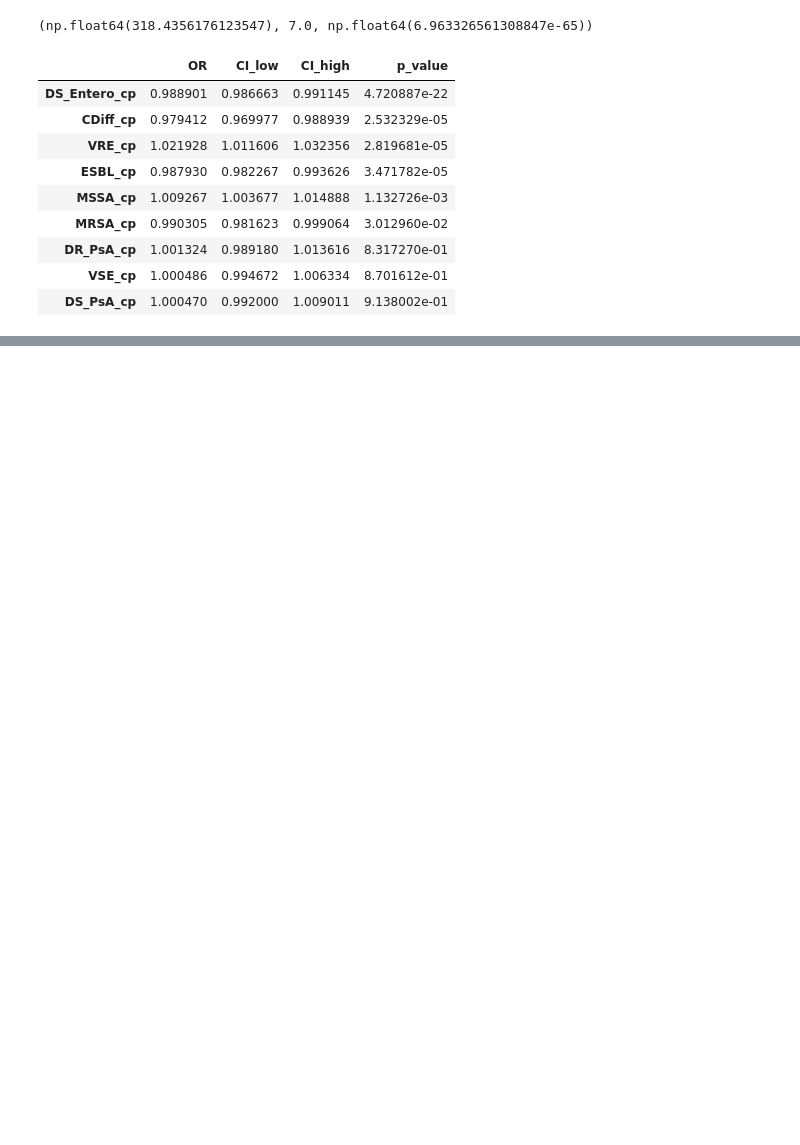
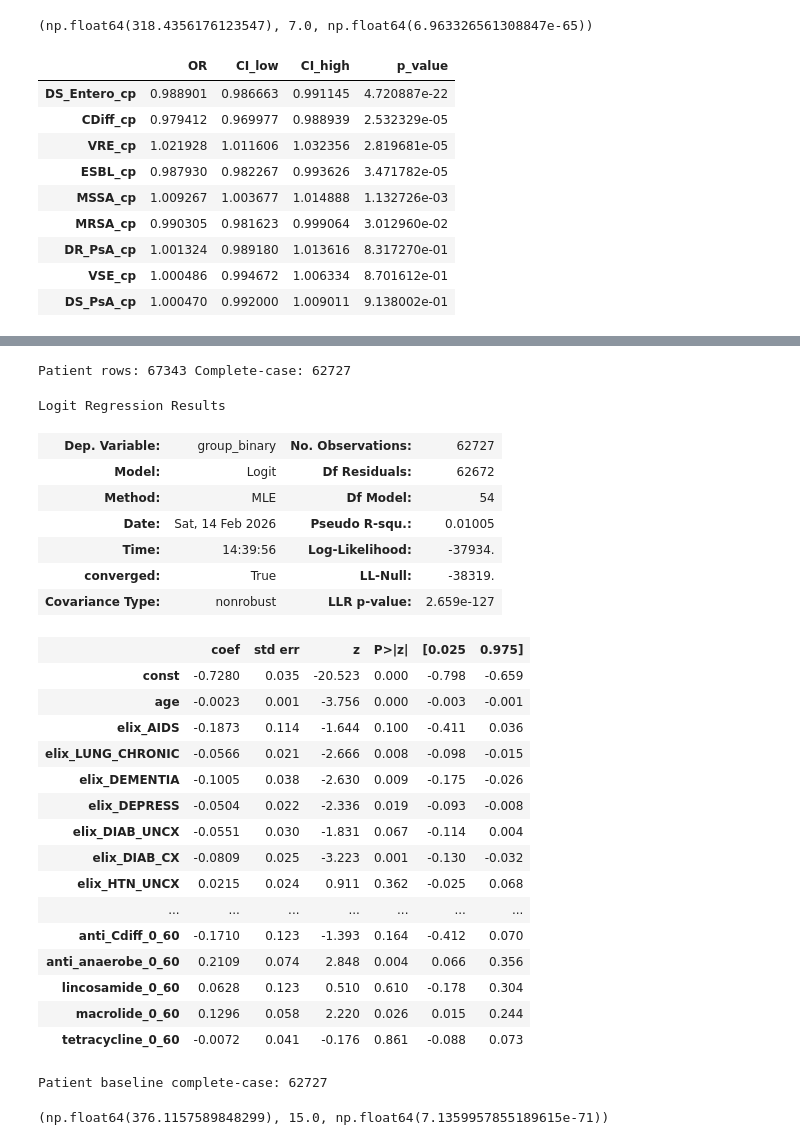
Before and after one commit to alexjr721/hospital-onset-infection-risk-model, a Jupyter notebook: notebooks/02_inferential_analysis.ipynb, the cells around one changed output, grey strips where cells are left out. Saved outputs shown, nothing was run; the diff lists cells and outputs as text; code cells hidden in the pictures; blank space fills up the shorter version.

```diff
--- a/notebooks/02_inferential_analysis.ipynb
+++ b/notebooks/02_inferential_analysis.ipynb
@@ -254,3 +276,10 @@ or_cp_cpvars
 | DR_PsA_cp | 1.001324 | 0.989180 | 1.013616 | 8.317270e-01 |
 | VSE_cp | 1.000486 | 0.994672 | 1.006334 | 8.701612e-01 |
 | DS_PsA_cp | 1.000470 | 0.992000 | 1.009011 | 9.138002e-01 |
+# %%
+abx_cols = [c for c in df.columns if c.endswith("_0_60")]
+# make sure any_abx_0_60 is included (it should be)
+if "any_abx_0_60" in df.columns and "any_abx_0_60" not in abx_cols:
+    abx_cols = ["any_abx_0_60"] + abx_cols
+
+len(abx_cols), abx_cols[:10]
@@ -256,0 +298,72 @@ or_cp_cpvars
+# %%
+# Patient subset (antibiotic-focused analysis)
+d_pat = df[df["analysis"].str.lower().str.contains("pat")].copy()
+d_pat = d_pat.dropna(subset=["group_binary"]).copy()
+
+# Design matrix: baseline + antibiotics
+X_abx = d_pat[baseline_cols_clean + abx_cols].copy()
+for c in X_abx.columns:
+    X_abx[c] = pd.to_numeric(X_abx[c], errors="coerce")
+
+X_abx = sm.add_constant(X_abx, has_constant="add")
+mask_abx = X_abx.notna().all(axis=1)
+
+X_abx2 = X_abx.loc[mask_abx]
+y_abx2 = d_pat.loc[mask_abx, "group_binary"].astype(int)
+
+print("Patient rows:", len(d_pat), "Complete-case:", len(y_abx2))
+
+model_abx = sm.Logit(y_abx2, X_abx2).fit(disp=False)
+model_abx.summary()
+# %% [output]
+Patient rows: 67343 Complete-case: 62727
+Logit Regression Results
+| Dep. Variable: | group_binary | No. Observations: | 62727 |
+| Model: | Logit | Df Residuals: | 62672 |
+| Method: | MLE | Df Model: | 54 |
+| Date: | Sat, 14 Feb 2026 | Pseudo R-squ.: | 0.01005 |
+| Time: | 14:39:56 | Log-Likelihood: | -37934. |
+| converged: | True | LL-Null: | -38319. |
+| Covariance Type: | nonrobust | LLR p-value: | 2.659e-127 |
+|  | coef | std err | z | P>|z| | [0.025 | 0.975] |
+| const | -0.7280 | 0.035 | -20.523 | 0.000 | -0.798 | -0.659 |
+| age | -0.0023 | 0.001 | -3.756 | 0.000 | -0.003 | -0.001 |
+| elix_AIDS | -0.1873 | 0.114 | -1.644 | 0.100 | -0.411 | 0.036 |
+| elix_LUNG_CHRONIC | -0.0566 | 0.021 | -2.666 | 0.008 | -0.098 | -0.015 |
+| elix_DEMENTIA | -0.1005 | 0.038 | -2.630 | 0.009 | -0.175 | -0.026 |
+| elix_DEPRESS | -0.0504 | 0.022 | -2.336 | 0.019 | -0.093 | -0.008 |
+| elix_DIAB_UNCX | -0.0551 | 0.030 | -1.831 | 0.067 | -0.114 | 0.004 |
+| elix_DIAB_CX | -0.0809 | 0.025 | -3.223 | 0.001 | -0.130 | -0.032 |
+| elix_HTN_UNCX | 0.0215 | 0.024 | 0.911 | 0.362 | -0.025 | 0.068 |
+| ... | ... | ... | ... | ... | ... | ... |
+| anti_Cdiff_0_60 | -0.1710 | 0.123 | -1.393 | 0.164 | -0.412 | 0.070 |
+| anti_anaerobe_0_60 | 0.2109 | 0.074 | 2.848 | 0.004 | 0.066 | 0.356 |
+| lincosamide_0_60 | 0.0628 | 0.123 | 0.510 | 0.610 | -0.178 | 0.304 |
+| macrolide_0_60 | 0.1296 | 0.058 | 2.220 | 0.026 | 0.015 | 0.244 |
+| tetracycline_0_60 | -0.0072 | 0.041 | -0.176 | 0.861 | -0.088 | 0.073 |
+# %%
+X_pat_base = d_pat[baseline_cols_clean].copy()
+for c in X_pat_base.columns:
+    X_pat_base[c] = pd.to_numeric(X_pat_base[c], errors="coerce")
+
+X_pat_base = sm.add_constant(X_pat_base, has_constant="add")
+mask_pat_base = X_pat_base.notna().all(axis=1)
+
+X_pat_base2 = X_pat_base.loc[mask_pat_base]
+y_pat_base2 = d_pat.loc[mask_pat_base, "group_binary"].astype(int)
+
+print("Patient baseline complete-case:", len(y_pat_base2))
+
+model_baseline_pat = sm.Logit(y_pat_base2, X_pat_base2).fit(disp=False)
+# %% [output]
+Patient baseline complete-case: 62727
+# %%
+from scipy.stats import chi2
+
+lr_stat_abx = 2 * (model_abx.llf - model_baseline_pat.llf)
+df_diff_abx = model_abx.df_model - model_baseline_pat.df_model
+p_lr_abx = chi2.sf(lr_stat_abx, df_diff_abx)
+
+lr_stat_abx, df_diff_abx, p_lr_abx
+# %% [output]
+(np.float64(376.1157589848299), 15.0, np.float64(7.1359957855189615e-71))
```
Also changed, not shown: parts of 14 cells of this notebook.
